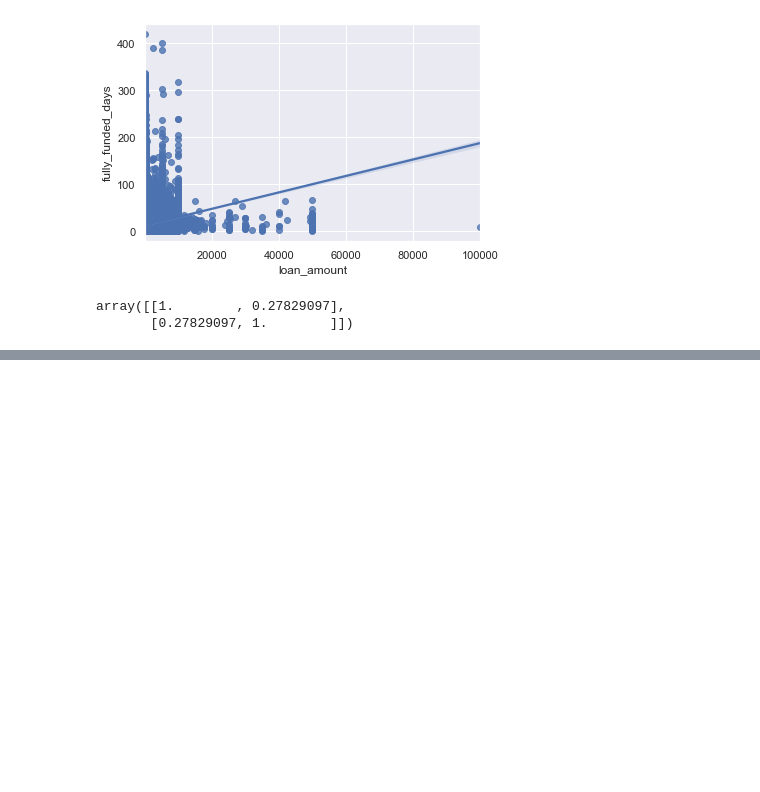
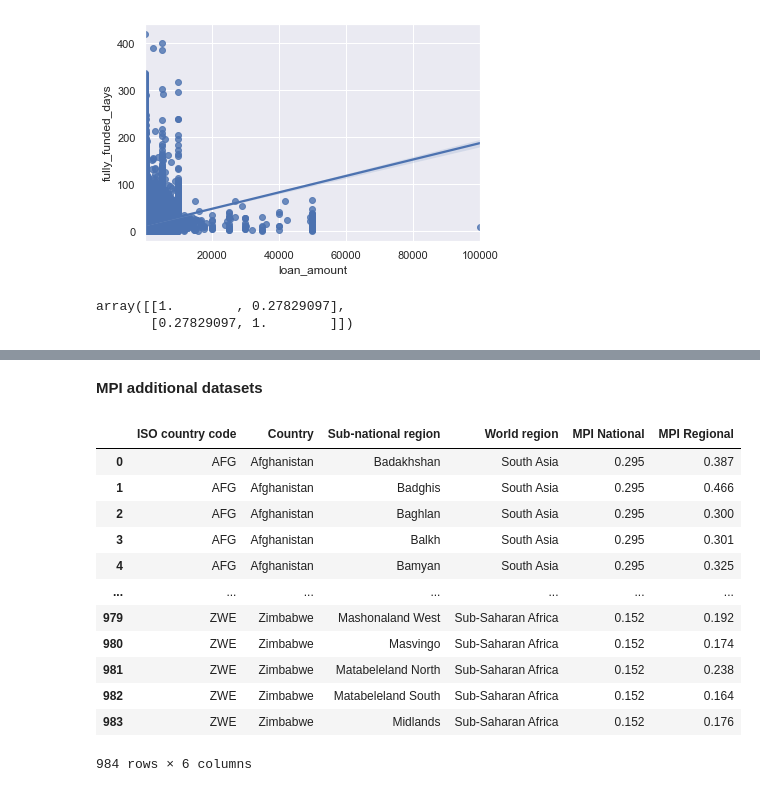
Before and after one commit to lasayin/Crowdfunding-on-Kiva-Platform, a Jupyter notebook: Kiva_Crowdfunding_EDA.ipynb, the cells around one changed output, grey strips where cells are left out. Cells and saved outputs as stored; diff of their text form; code cells hidden in the pictures; blank space fills up the shorter version.

```diff
--- a/Kiva_Crowdfunding_EDA.ipynb
+++ b/Kiva_Crowdfunding_EDA.ipynb
@@ -669,0 +639,2 @@ _ = plt.vlines(x=np.array([22,73,74]), ymin=0, ymax=5000, color='r', linewidths=
+# %% [markdown]
+**MPI additional datasets**
@@ -669,0 +643,18 @@ _ = plt.vlines(x=np.array([22,73,74]), ymin=0, ymax=5000, color='r', linewidths=
+# %%
+mpi_nation = pd.read_csv('/Users/lasayin/Desktop/Springboard/GitHub/Springboard_DS_Capstone2/RawData/AdditionalData/MPI_subnational.csv', usecols=[0,1,2,3,4,5])
+# %%
+mpi_nation
+# %% [output]
+|  | ISO country code | Country | Sub-national region | World region | MPI National | MPI Regional |
+| 0 | AFG | Afghanistan | Badakhshan | South Asia | 0.295 | 0.387 |
+| 1 | AFG | Afghanistan | Badghis | South Asia | 0.295 | 0.466 |
+| 2 | AFG | Afghanistan | Baghlan | South Asia | 0.295 | 0.300 |
+| 3 | AFG | Afghanistan | Balkh | South Asia | 0.295 | 0.301 |
+| 4 | AFG | Afghanistan | Bamyan | South Asia | 0.295 | 0.325 |
+| ... | ... | ... | ... | ... | ... | ... |
+| 979 | ZWE | Zimbabwe | Mashonaland West | Sub-Saharan Africa | 0.152 | 0.192 |
+| 980 | ZWE | Zimbabwe | Masvingo | Sub-Saharan Africa | 0.152 | 0.174 |
+| 981 | ZWE | Zimbabwe | Matabeleland North | Sub-Saharan Africa | 0.152 | 0.238 |
+| 982 | ZWE | Zimbabwe | Matabeleland South | Sub-Saharan Africa | 0.152 | 0.164 |
+| 983 | ZWE | Zimbabwe | Midlands | Sub-Saharan Africa | 0.152 | 0.176 |
+984 rows × 6 columns
```
Also changed, not shown: parts of 24 cells of this notebook.
